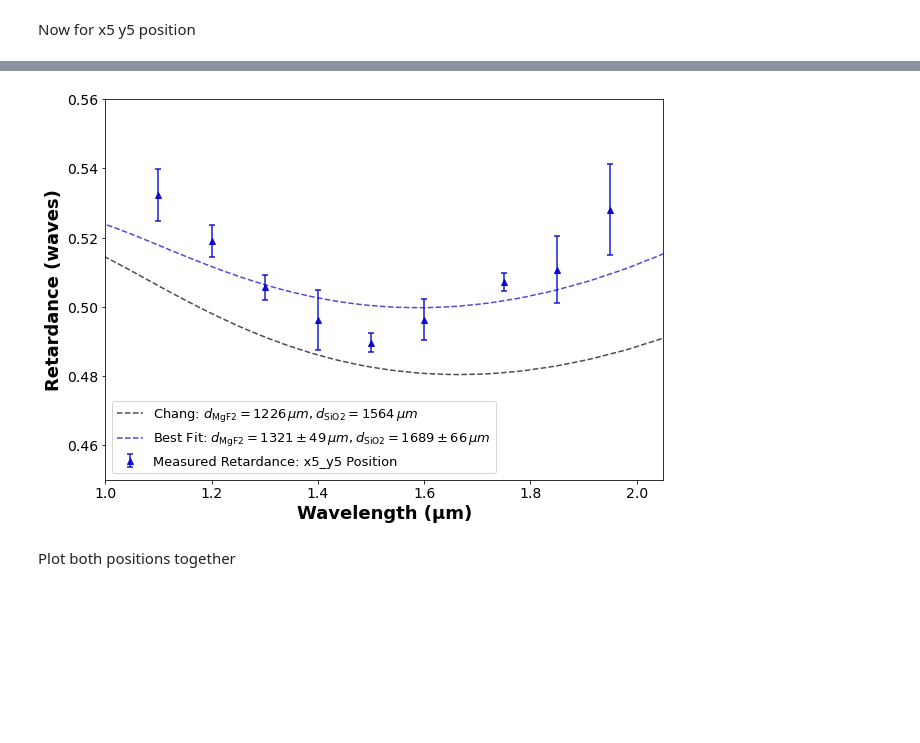
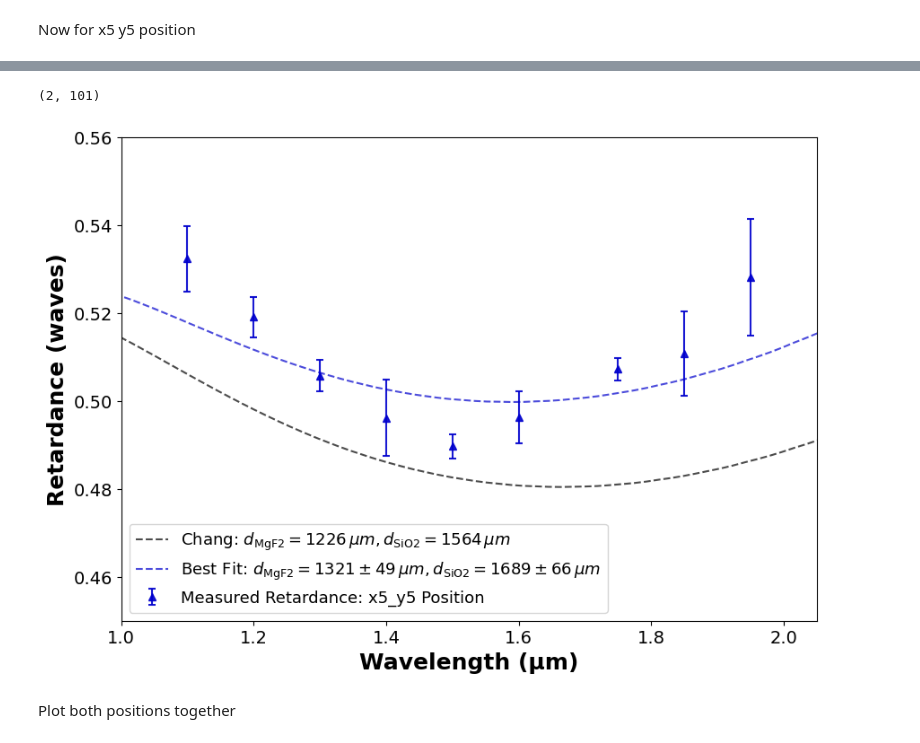
Before and after one commit to wcmelby/wcmelby-HWP_Characterizations, a Jupyter notebook: SuperK_Select_Data/JHK_Plate/JHK_SuperK_Analysis.ipynb, the cells around one changed output, grey strips where cells are left out. Drawn from its saved outputs; the diff is of its cells as text; code cells hidden in the pictures; blank space fills up the shorter version.

```diff
--- a/SuperK_Select_Data/JHK_Plate/JHK_SuperK_Analysis.ipynb
+++ b/SuperK_Select_Data/JHK_Plate/JHK_SuperK_Analysis.ipynb
@@ -887,30 +942,37 @@ predicted_retardance_x5_y5 = fit_function(fine_wavelengths, *opt_params_x5_y5)
+# %%
+JHK_plate_fit_x5_y5 = achromatic_prediction(*opt_params_x5_y5, MgF2_ne, MgF2_no, SiO2_ne, SiO2_no)
+print(np.shape(JHK_plate_fit_x5_y5))
+data = np.vstack((JHK_plate_fit_x5_y5[0], JHK_plate_fit_x5_y5[1]))  # Shape will be (2, N)
+np.save('JHK_x5_y5_best_fit.npy', data)
+# %% [output]
+(2, 101)
 # %%
 chang_JHK_plate_data = achromatic_prediction(1226, 1564, MgF2_ne, MgF2_no, SiO2_ne, SiO2_no) # chang paper best fit values
-JHK_plate_data_x5_y5 = achromatic_prediction(*opt_params_x5_y5, MgF2_ne, MgF2_no, SiO2_ne, SiO2_no)
+JHK_plate_fit_x5_y5 = achromatic_prediction(*opt_params_x5_y5, MgF2_ne, MgF2_no, SiO2_ne, SiO2_no)
 
 plt.figure(figsize=(10, 7))
 plt.plot(chang_JHK_plate_data[0], chang_JHK_plate_data[1], '--', color='k', label=fr'Chang: $d_{{\mathrm{{MgF2}}}} = 1226  \, \mu m, d_{{\mathrm{{SiO2}}}} = 1564 \, \mu m$', alpha=0.7)
-plt.plot(JHK_plate_data_x5_y5[0], JHK_plate_data_x5_y5[1], '--', color='mediumblue', label=fr'Best Fit: $d_{{\mathrm{{MgF2}}}} = {round(opt_params_x5_y5[0])} \pm {round(opt_param_errors_x5_y5[0])} \, \mu m, d_{{\mathrm{{SiO2}}}} = {round(opt_params_x5_y5[1])} \pm {round(opt_param_errors_x5_y5[1])} \, \mu m$', alpha=0.7)
+plt.plot(JHK_plate_fit_x5_y5[0], JHK_plate_fit_x5_y5[1], '--', color='mediumblue', label=fr'Best Fit: $d_{{\mathrm{{MgF2}}}} = {round(opt_params_x5_y5[0])} \pm {round(opt_param_errors_x5_y5[0])} \, \mu m, d_{{\mathrm{{SiO2}}}} = {round(opt_params_x5_y5[1])} \pm {round(opt_param_errors_x5_y5[1])} \, \mu m$', alpha=0.7)
 
 # plt.errorbar(wavelengths, Q_retardances_x5_y5, yerr=Q_retardance_errors_x5_y5, fmt='o', color='k', label='Q Reduction')
 plt.errorbar(wavelengths, corrected_Q_retardances_x5_y5, yerr=Q_retardance_errors_x5_y5, fmt='^', color='mediumblue', capsize=3, alpha=0.9, capthick=1.5, label='Measured Retardance: x5_y5 Position')
 plt.plot
 plt.xlim([1000, 2050])
 plt.ylim([0.45, 0.56])
 plt.xlabel('Wavelength (μm)', fontweight='bold', fontsize=18)
 plt.ylabel('Retardance (waves)', fontweight='bold', fontsize=18)
 
 ax = plt.gca()
 xticks = ax.get_xticks()
 ax.xaxis.set_major_locator(ticker.FixedLocator(xticks))
 ax.xaxis.set_major_formatter(ticker.FixedFormatter([f'{x/1000:.1f}' for x in xticks]))
 ax.tick_params(axis='both', which='major', labelsize=14)
 
 plt.legend(fontsize=13, loc='lower left')
-plt.savefig('./Figures/JHK_best_fit_x5_y5.png', format='png', dpi=300, bbox_inches='tight', facecolor='white', edgecolor='white')
+# plt.savefig('./Figures/JHK_best_fit_x5_y5.png', format='png', dpi=300, bbox_inches='tight', facecolor='white', edgecolor='white')
 plt.show()
 # %% [output]
-[figure, old version]
+[figure, new version]
 # %% [markdown]
 Plot both positions together
 # %%
```
Also changed, not shown: parts of 12 cells of this notebook, 4 other files.
